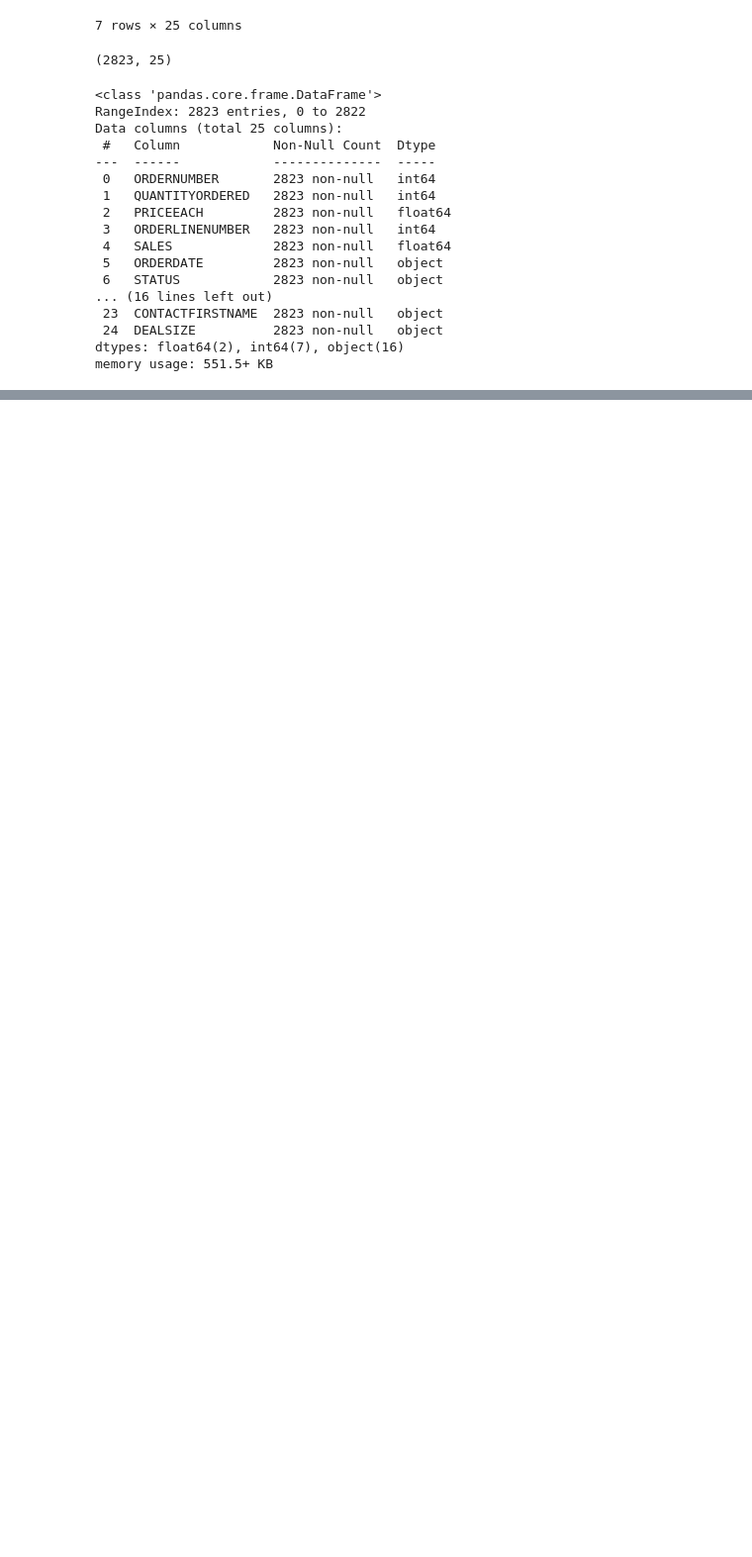
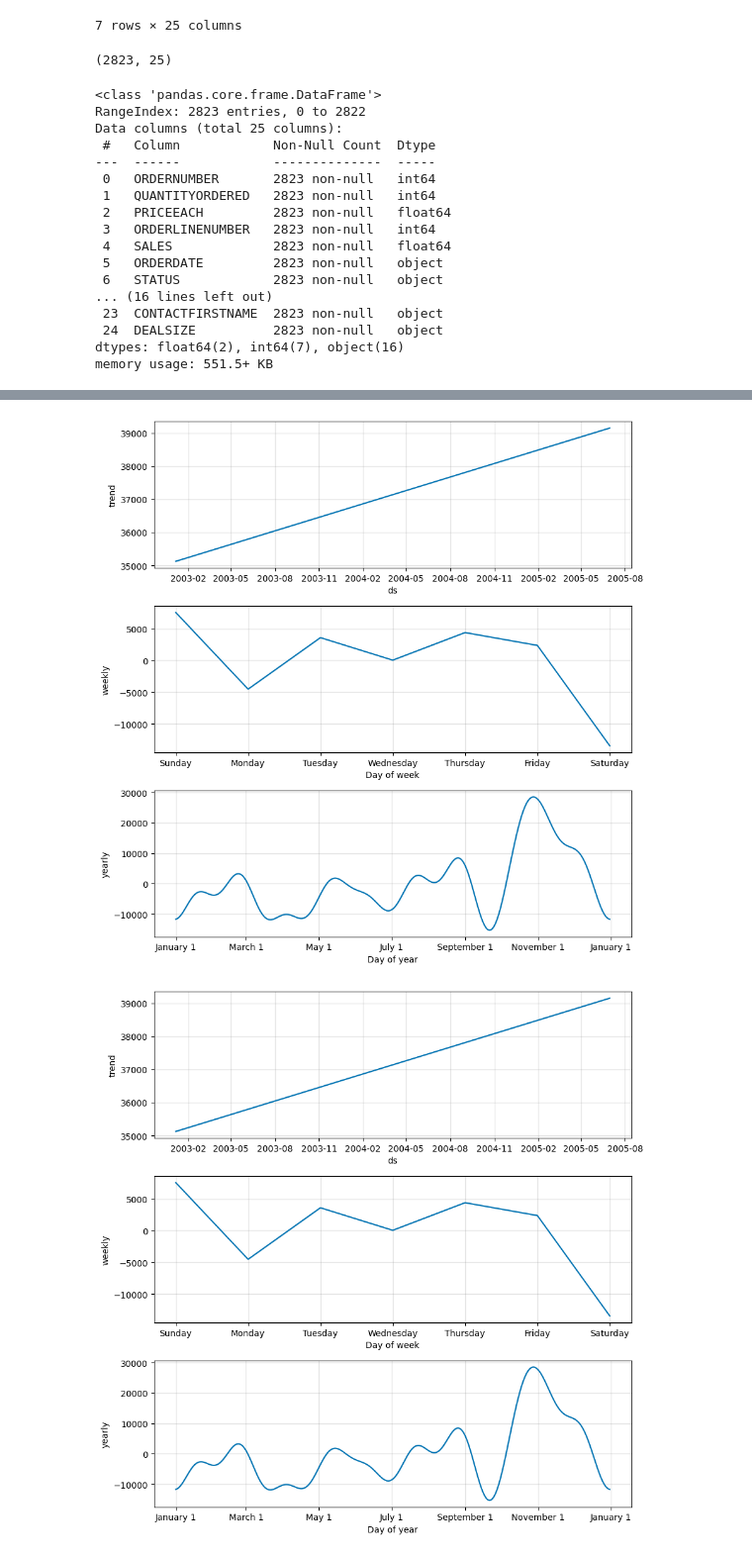
Before and after one commit to atishayj4in/Sales_Forecasting_Model_for_Retail_Business, a Jupyter notebook: SalesForecastingModel_by_AtishayJain.ipynb, the cells around one changed output, grey strips where cells are left out. Shown at 99% size. Drawn from its saved outputs; the diff is of its cells as text; code cells hidden in the pictures; blank space fills up the shorter version.

```diff
--- a/SalesForecastingModel_by_AtishayJain.ipynb
+++ b/SalesForecastingModel_by_AtishayJain.ipynb
@@ -119,0 +178,5 @@ x = df['STATUS'].value_counts
+# %%
+model.plot_components(forecast)
+# %% [output]
+[figure, added]
+[figure, added]
```
Also changed, not shown: parts of 33 cells of this notebook.
